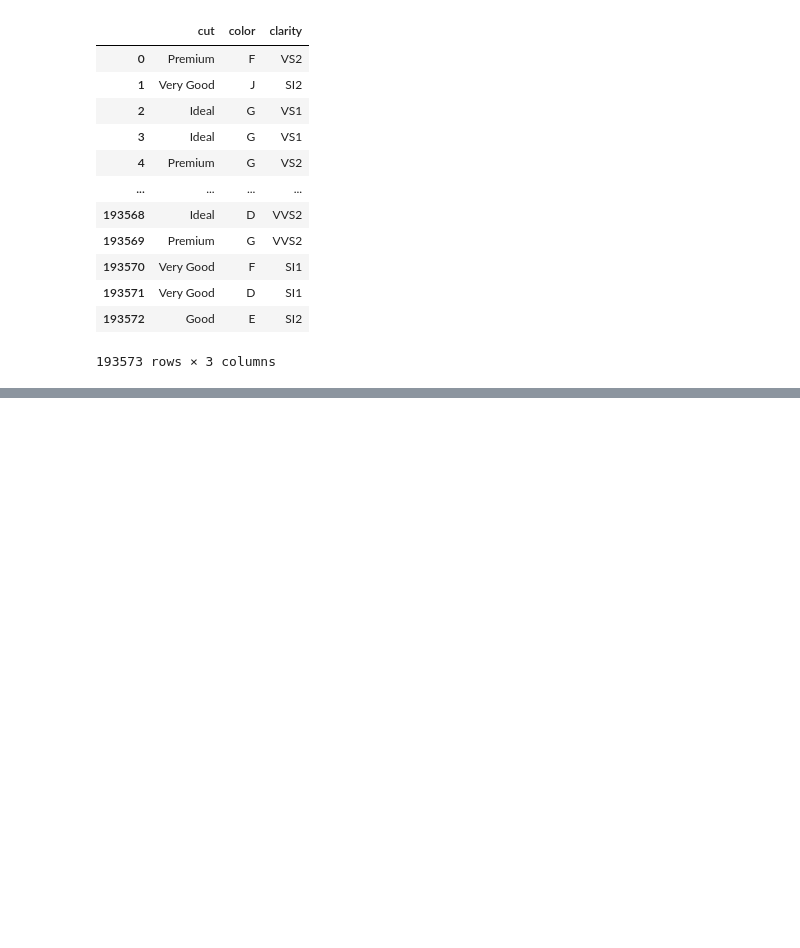
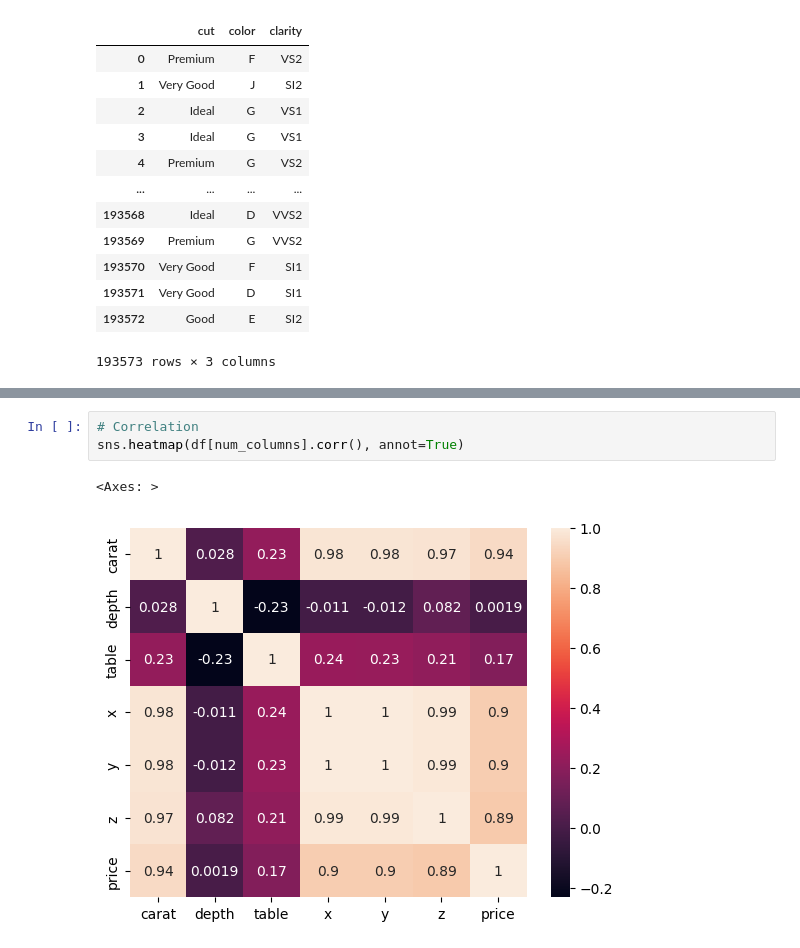
Before and after one commit to MarwaneMLE/first-end-to-end-mlops-project, a Jupyter notebook: experiment/experiments.ipynb, the cells around one changed output, grey strips where cells are left out. Saved outputs shown, nothing was run; the diff lists cells and outputs as text; blank space fills up the shorter version.

```diff
--- a/experiment/experiments.ipynb
+++ b/experiment/experiments.ipynb
@@ -176,0 +230,6 @@ df[cat_columns]#.info
+# %%
+# Correlation
+sns.heatmap(df[num_columns].corr(), annot=True)
+# %% [output]
+<Axes: >
+[figure, added]
```
Also changed, not shown: parts of 10 cells of this notebook.
